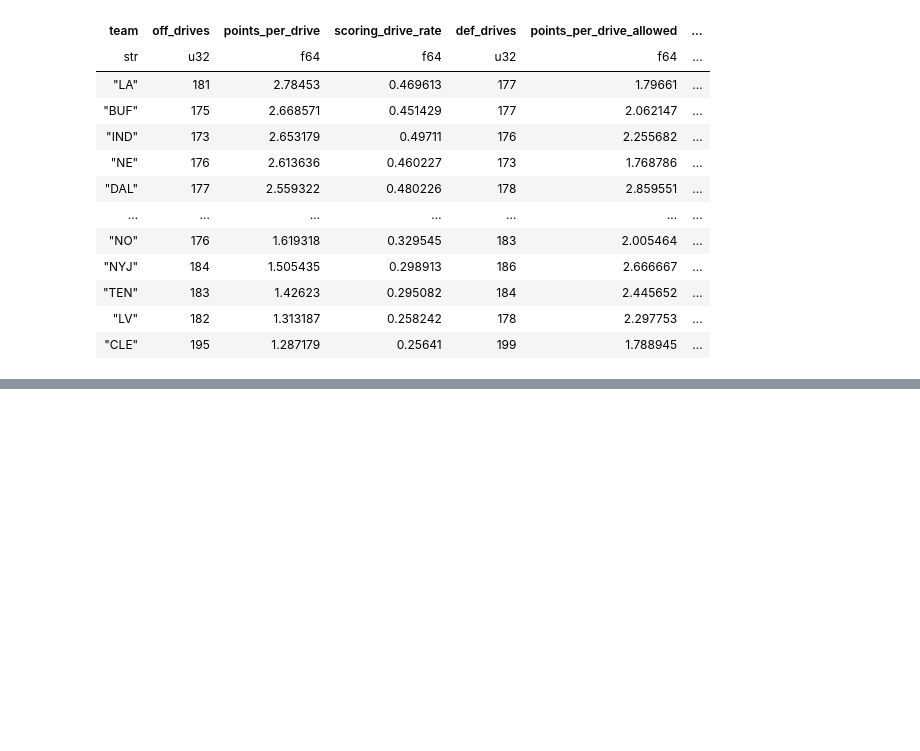
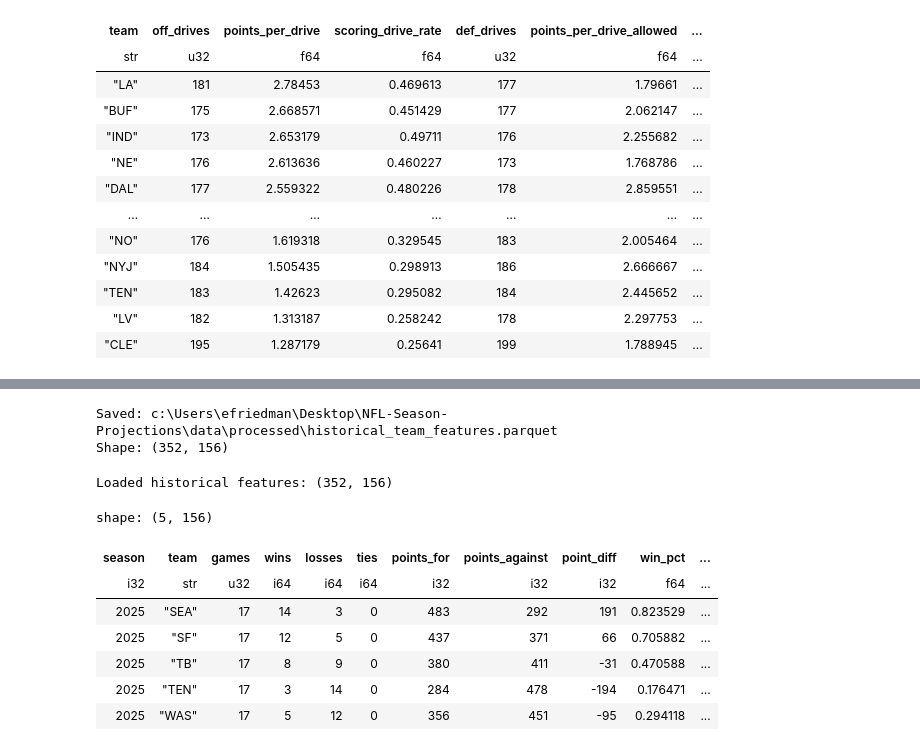
Before and after one commit to ethanfr10/NFL-Season-Projections, a Jupyter notebook: notebooks/03_Feature_Engineering.ipynb, the cells around one changed output, grey strips where cells are left out. Cells and saved outputs as stored; diff of their text form; code cells hidden in the pictures; blank space fills up the shorter version.

```diff
--- a/notebooks/03_Feature_Engineering.ipynb
+++ b/notebooks/03_Feature_Engineering.ipynb
@@ -2374,0 +2827,47 @@ shape: (32, 7)
+# %%
+team_season = (
+    team_season
+    .sort([
+        "season",
+        "team"
+    ])
+)
+
+output_file = (
+    PROCESSED_DIR /
+    "historical_team_features.parquet"
+)
+
+team_season.write_parquet(
+    output_file
+)
+
+print(f"Saved: {output_file}")
+print(f"Shape: {team_season.shape}")
+# %% [output]
+Saved: c:\Users\efriedman\Desktop\NFL-Season-Projections\data\processed\historical_team_features.parquet
+Shape: (352, 156)
+# %%
+# Confirm saved dataset can be loaded successfully
+
+historical_team_features = pl.read_parquet(
+    PROCESSED_DIR /
+    "historical_team_features.parquet"
+)
+
+print(
+    "Loaded historical features:",
+    historical_team_features.shape
+)
+
+historical_team_features.tail()
+# %% [output]
+Loaded historical features: (352, 156)
+shape: (5, 156)
+| season | team | games | wins | losses | ties | points_for | points_against | point_diff | win_pct | ... |
+| i32 | str | u32 | i64 | i64 | i64 | i32 | i32 | i32 | f64 | ... |
+| 2025 | "SEA" | 17 | 14 | 3 | 0 | 483 | 292 | 191 | 0.823529 | ... |
+| 2025 | "SF" | 17 | 12 | 5 | 0 | 437 | 371 | 66 | 0.705882 | ... |
+| 2025 | "TB" | 17 | 8 | 9 | 0 | 380 | 411 | -31 | 0.470588 | ... |
+| 2025 | "TEN" | 17 | 3 | 14 | 0 | 284 | 478 | -194 | 0.176471 | ... |
+| 2025 | "WAS" | 17 | 5 | 12 | 0 | 356 | 451 | -95 | 0.294118 | ... |
```
Also changed, not shown: parts of 21 cells of this notebook.
